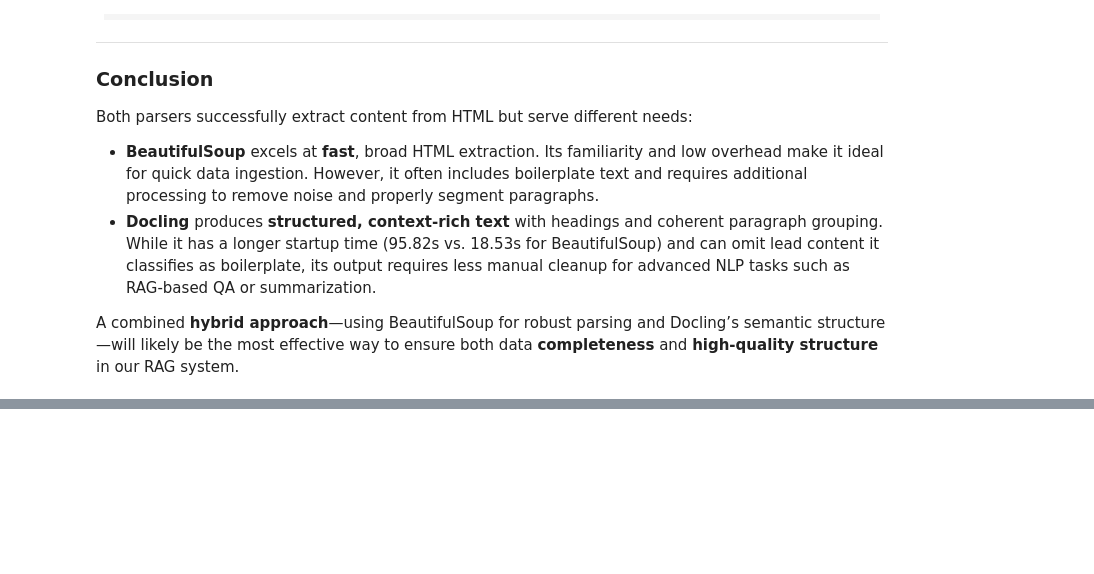
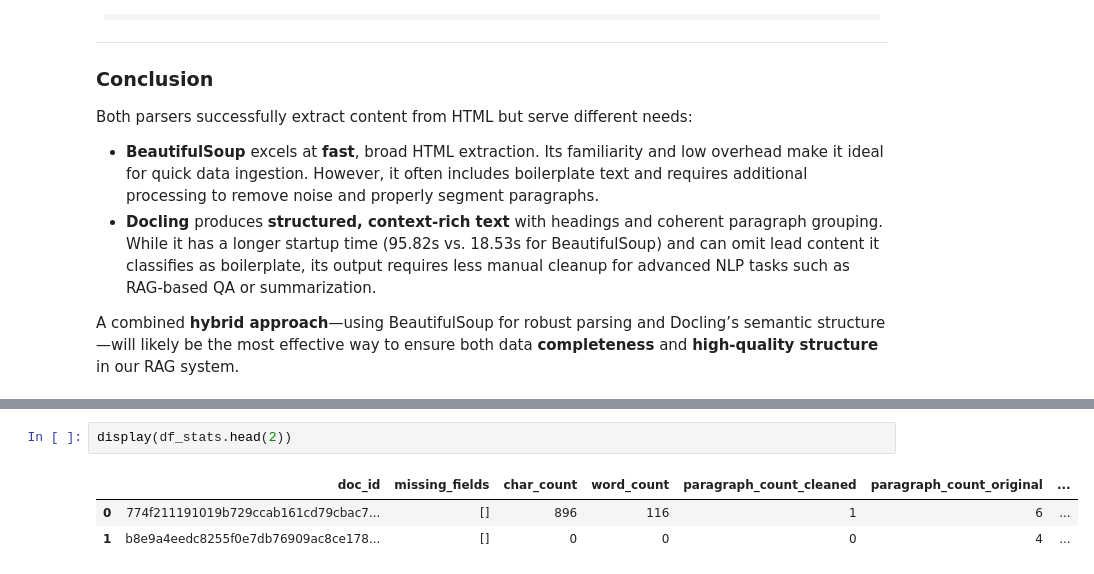
Before and after one commit to andrigerber/Adv_GenAI, a Jupyter notebook: Code/Comparison_BS_vs_Docling.ipynb, the cells around one changed output, grey strips where cells are left out. Drawn from its saved outputs; the diff is of its cells as text; blank space fills up the shorter version.

```diff
--- a/Code/Comparison_BS_vs_Docling.ipynb
+++ b/Code/Comparison_BS_vs_Docling.ipynb
@@ -791,0 +1139,6 @@ This two-phase solution forms a solid foundation for any subsequent NLP tasks, e
+# %%
+display(df_stats.head(2))
+# %% [output]
+|  | doc_id | missing_fields | char_count | word_count | paragraph_count_cleaned | paragraph_count_original | ... |
+| 0 | 774f211191019b729ccab161cd79cbac7... | [] | 896 | 116 | 1 | 6 | ... |
+| 1 | b8e9a4eedc8255f0e7db76909ac8ce178... | [] | 0 | 0 | 0 | 4 | ... |
```
Also changed, not shown: parts of 20 cells of this notebook, 4 other files.
